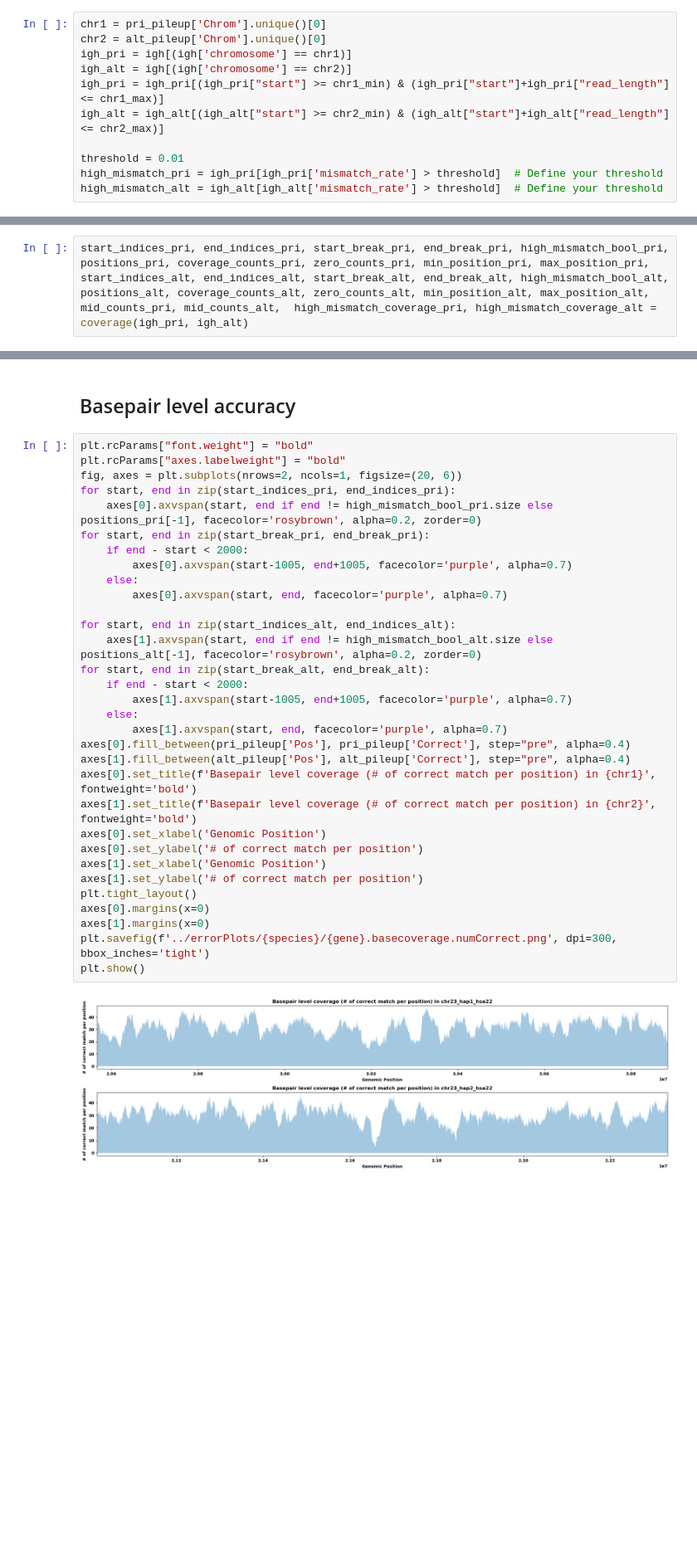
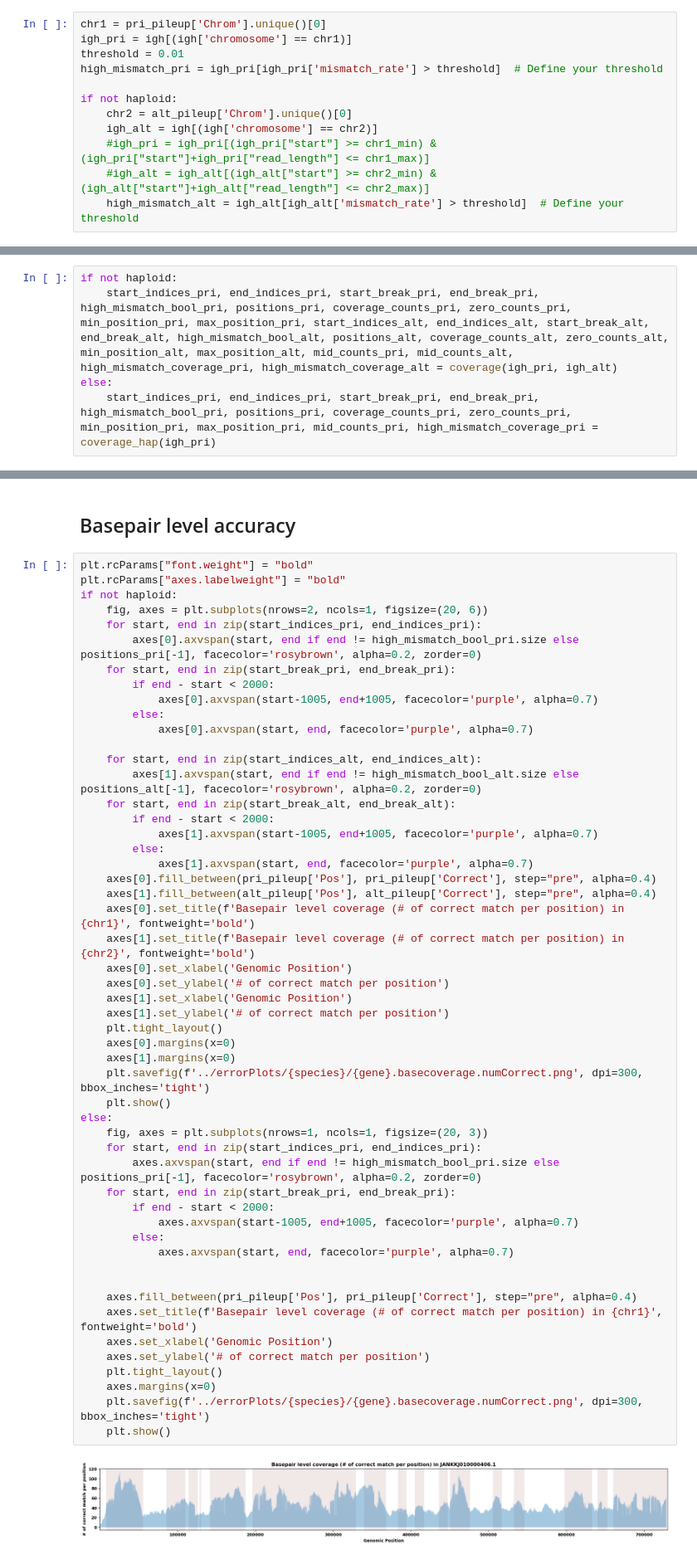
Before and after one commit to phylo-lab-usc/CloseRead_ig-assembly-eval, a Jupyter notebook: notebooks/coverage.ipynb, the cells around one changed output, grey strips where cells are left out. Shown at 83% size. Drawn from its saved outputs; the diff is of its cells as text; blank space fills up the shorter version.

Commit message:
bug fix: IGdetective wrong enviroment when nested submission; updating notebook to include haploid assembly option

```diff
--- a/notebooks/coverage.ipynb
+++ b/notebooks/coverage.ipynb
@@ -195,12 +207,13 @@ array(['chr23_mat_hsa22', 'chr23_pat_hsa22'], dtype=object)
 # %%
 chr1 = pri_pileup['Chrom'].unique()[0]
-chr2 = alt_pileup['Chrom'].unique()[0]
 igh_pri = igh[(igh['chromosome'] == chr1)]
-igh_alt = igh[(igh['chromosome'] == chr2)]
-igh_pri = igh_pri[(igh_pri["start"] >= chr1_min) & (igh_pri["start"]+igh_pri["read_length"] <= chr1_max)]
-igh_alt = igh_alt[(igh_alt["start"] >= chr2_min) & (igh_alt["start"]+igh_alt["read_length"] <= chr2_max)]
-
 threshold = 0.01
 high_mismatch_pri = igh_pri[igh_pri['mismatch_rate'] > threshold]  # Define your threshold
-high_mismatch_alt = igh_alt[igh_alt['mismatch_rate'] > threshold]  # Define your threshold
+
+if not haploid:
+    chr2 = alt_pileup['Chrom'].unique()[0]
+    igh_alt = igh[(igh['chromosome'] == chr2)]
+    #igh_pri = igh_pri[(igh_pri["start"] >= chr1_min) & (igh_pri["start"]+igh_pri["read_length"] <= chr1_max)]
+    #igh_alt = igh_alt[(igh_alt["start"] >= chr2_min) & (igh_alt["start"]+igh_alt["read_length"] <= chr2_max)]
+    high_mismatch_alt = igh_alt[igh_alt['mismatch_rate'] > threshold]  # Define your threshold
 # %%
@@ -408,5 +530,8 @@ def coverage(igh_pri, igh_alt):
 # %%
-start_indices_pri, end_indices_pri, start_break_pri, end_break_pri, high_mismatch_bool_pri, positions_pri, coverage_counts_pri, zero_counts_pri, min_position_pri, max_position_pri, start_indices_alt, end_indices_alt, start_break_alt, end_break_alt, high_mismatch_bool_alt, positions_alt, coverage_counts_alt, zero_counts_alt, min_position_alt, max_position_alt, mid_counts_pri, mid_counts_alt,  high_mismatch_coverage_pri, high_mismatch_coverage_alt = coverage(igh_pri, igh_alt)
+if not haploid:
+    start_indices_pri, end_indices_pri, start_break_pri, end_break_pri, high_mismatch_bool_pri, positions_pri, coverage_counts_pri, zero_counts_pri, min_position_pri, max_position_pri, start_indices_alt, end_indices_alt, start_break_alt, end_break_alt, high_mismatch_bool_alt, positions_alt, coverage_counts_alt, zero_counts_alt, min_position_alt, max_position_alt, mid_counts_pri, mid_counts_alt,  high_mismatch_coverage_pri, high_mismatch_coverage_alt = coverage(igh_pri, igh_alt)
+else:
+    start_indices_pri, end_indices_pri, start_break_pri, end_break_pri, high_mismatch_bool_pri, positions_pri, coverage_counts_pri, zero_counts_pri, min_position_pri, max_position_pri, mid_counts_pri, high_mismatch_coverage_pri = coverage_hap(igh_pri)
 # %%
 plt.rcParams["font.weight"] = "bold"
 plt.rcParams["axes.labelweight"] = "bold"
@@ -635,35 +836,55 @@ plt.show()
 # %%
 plt.rcParams["font.weight"] = "bold"
 plt.rcParams["axes.labelweight"] = "bold"
-fig, axes = plt.subplots(nrows=2, ncols=1, figsize=(20, 6))
-for start, end in zip(start_indices_pri, end_indices_pri):
-    axes[0].axvspan(start, end if end != high_mismatch_bool_pri.size else positions_pri[-1], facecolor='rosybrown', alpha=0.2, zorder=0)
-for start, end in zip(start_break_pri, end_break_pri):
-    if end - start < 2000:
-        axes[0].axvspan(start-1005, end+1005, facecolor='purple', alpha=0.7)
-    else:
-        axes[0].axvspan(start, end, facecolor='purple', alpha=0.7)
+if not haploid:
+    fig, axes = plt.subplots(nrows=2, ncols=1, figsize=(20, 6))
+    for start, end in zip(start_indices_pri, end_indices_pri):
+        axes[0].axvspan(start, end if end != high_mismatch_bool_pri.size else positions_pri[-1], facecolor='rosybrown', alpha=0.2, zorder=0)
+    for start, end in zip(start_break_pri, end_break_pri):
+        if end - start < 2000:
+            axes[0].axvspan(start-1005, end+1005, facecolor='purple', alpha=0.7)
+        else:
+            axes[0].axvspan(start, end, facecolor='purple', alpha=0.7)
 
-for start, end in zip(start_indices_alt, end_indices_alt):
-    axes[1].axvspan(start, end if end != high_mismatch_bool_alt.size else positions_alt[-1], facecolor='rosybrown', alpha=0.2, zorder=0)
-for start, end in zip(start_break_alt, end_break_alt):
-    if end - start < 2000:
-        axes[1].axvspan(start-1005, end+1005, facecolor='purple', alpha=0.7)
-    else:
-        axes[1].axvspan(start, end, facecolor='purple', alpha=0.7)
-axes[0].fill_between(pri_pileup['Pos'], pri_pileup['Correct'], step="pre", alpha=0.4)
-axes[1].fill_between(alt_pileup['Pos'], alt_pileup['Correct'], step="pre", alpha=0.4)
-axes[0].set_title(f'Basepair level coverage (# of correct match per position) in {chr1}', fontweight='bold')
-axes[1].set_title(f'Basepair level coverage (# of correct match per position) in {chr2}', fontweight='bold')
-axes[0].set_xlabel('Genomic Position')
-axes[0].set_ylabel('# of correct match per position')
-axes[1].set_xlabel('Genomic Position')
-axes[1].set_ylabel('# of correct match per position')
-plt.tight_layout()
-axes[0].margins(x=0)
-axes[1].margins(x=0)
-plt.savefig(f'../errorPlots/{species}/{gene}.basecoverage.numCorrect.png', dpi=300, bbox_inches='tight')
-plt.show()
+    for start, end in zip(start_indices_alt, end_indices_alt):
+        axes[1].axvspan(start, end if end != high_mismatch_bool_alt.size else positions_alt[-1], facecolor='rosybrown', alpha=0.2, zorder=0)
+    for start, end in zip(start_break_alt, end_break_alt):
+        if end - start < 2000:
+            axes[1].axvspan(start-1005, end+1005, facecolor='purple', alpha=0.7)
+        else:
+            axes[1].axvspan(start, end, facecolor='purple', alpha=0.7)
+    axes[0].fill_between(pri_pileup['Pos'], pri_pileup['Correct'], step="pre", alpha=0.4)
+    axes[1].fill_between(alt_pileup['Pos'], alt_pileup['Correct'], step="pre", alpha=0.4)
+    axes[0].set_title(f'Basepair level coverage (# of correct match per position) in {chr1}', fontweight='bold')
+    axes[1].set_title(f'Basepair level coverage (# of correct match per position) in {chr2}', fontweight='bold')
+    axes[0].set_xlabel('Genomic Position')
+    axes[0].set_ylabel('# of correct match per position')
+    axes[1].set_xlabel('Genomic Position')
+    axes[1].set_ylabel('# of correct match per position')
+    plt.tight_layout()
+    axes[0].margins(x=0)
+    axes[1].margins(x=0)
+    plt.savefig(f'../errorPlots/{species}/{gene}.basecoverage.numCorrect.png', dpi=300, bbox_inches='tight')
+    plt.show()
+else:
+    fig, axes = plt.subplots(nrows=1, ncols=1, figsize=(20, 3))
+    for start, end in zip(start_indices_pri, end_indices_pri):
+        axes.axvspan(start, end if end != high_mismatch_bool_pri.size else positions_pri[-1], facecolor='rosybrown', alpha=0.2, zorder=0)
+    for start, end in zip(start_break_pri, end_break_pri):
+        if end - start < 2000:
+            axes.axvspan(start-1005, end+1005, facecolor='purple', alpha=0.7)
+        else:
+            axes.axvspan(start, end, facecolor='purple', alpha=0.7)
+
+
+    axes.fill_between(pri_pileup['Pos'], pri_pileup['Correct'], step="pre", alpha=0.4)
+    axes.set_title(f'Basepair level coverage (# of correct match per position) in {chr1}', fontweight='bold')
+    axes.set_xlabel('Genomic Position')
+    axes.set_ylabel('# of correct match per position')
+    plt.tight_layout()
+    axes.margins(x=0)
+    plt.savefig(f'../errorPlots/{species}/{gene}.basecoverage.numCorrect.png', dpi=300, bbox_inches='tight')
+    plt.show()
 # %% [output]
-[figure, old version]
+[figure, new version]
 # %%
```
Also changed, not shown: parts of 20 cells of this notebook, 4 other files.
